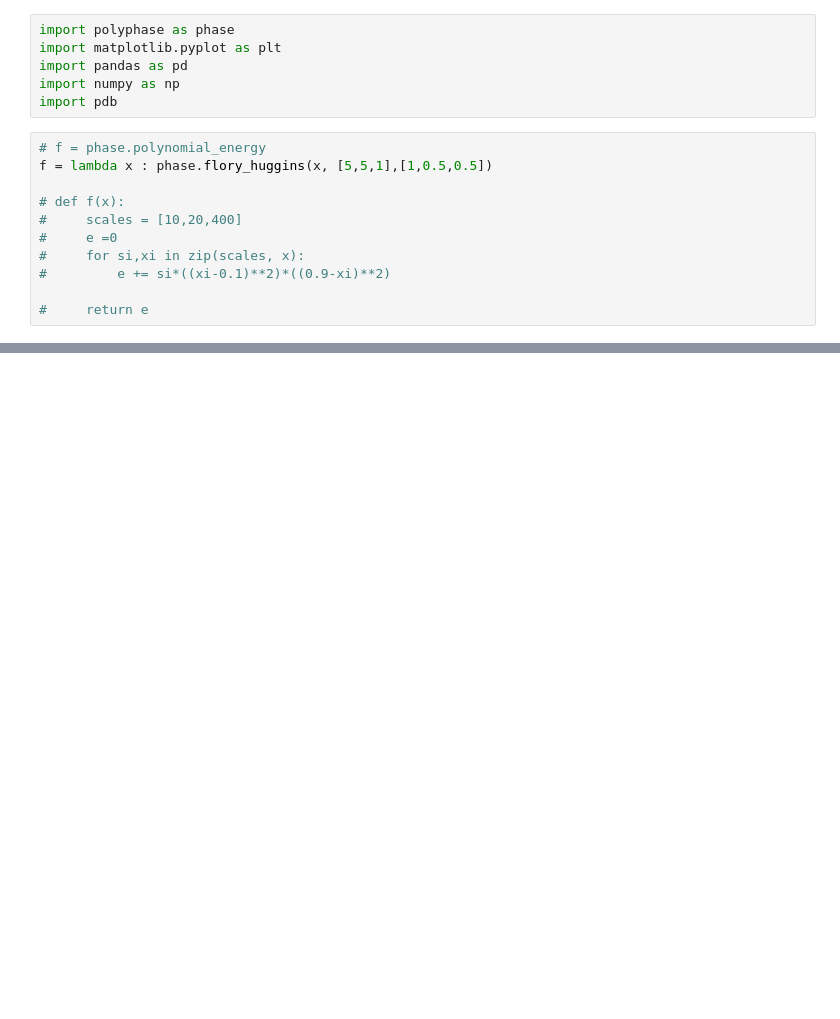
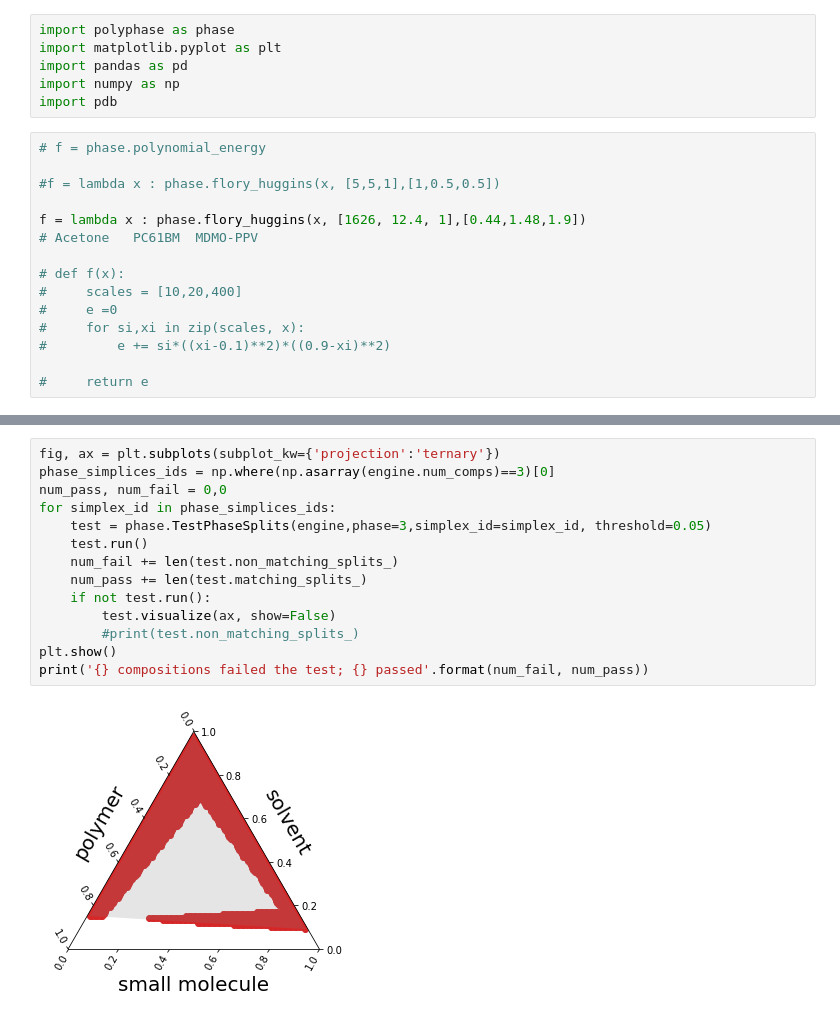
Before and after one commit to kiranvad/polyphase, a Jupyter notebook: notebooks/Epigraph tests.ipynb, the cells around one changed output, grey strips where cells are left out. Cells and saved outputs as stored; diff of their text form; blank space fills up the shorter version.

Commit message:
updates test.py and relevant notebooks. More of a assigned research nothing useful for science

```diff
--- a/notebooks/Epigraph tests.ipynb
+++ b/notebooks/Epigraph tests.ipynb
@@ -12,7 +15,11 @@ import numpy as np
 import pdb
 # %%
 # f = phase.polynomial_energy
-f = lambda x : phase.flory_huggins(x, [5,5,1],[1,0.5,0.5])
+
+#f = lambda x : phase.flory_huggins(x, [5,5,1],[1,0.5,0.5])
+
+f = lambda x : phase.flory_huggins(x, [1626, 12.4, 1],[0.44,1.48,1.9])
+# Acetone	PC61BM	MDMO-PPV
 
 # def f(x):
 #     scales = [10,20,400]
@@ -53,3 +58,19 @@ plt.show()
+# %%
+fig, ax = plt.subplots(subplot_kw={'projection':'ternary'})
+phase_simplices_ids = np.where(np.asarray(engine.num_comps)==3)[0]
+num_pass, num_fail = 0,0
+for simplex_id in phase_simplices_ids:
+    test = phase.TestPhaseSplits(engine,phase=3,simplex_id=simplex_id, threshold=0.05)
+    test.run()
+    num_fail += len(test.non_matching_splits_)
+    num_pass += len(test.matching_splits_)
+    if not test.run():
+        test.visualize(ax, show=False)
+        #print(test.non_matching_splits_)
+plt.show()
+print('{} compositions failed the test; {} passed'.format(num_fail, num_pass))
+# %% [output]
+[figure, added]
 # %%
 for _ in range(10):
     test = phase.TestEpiGraph(engine.as_dict(),f,phase=2,**engine.get_kwargs())
```
Also changed, not shown: parts of 5 cells of this notebook, 3 other files.
